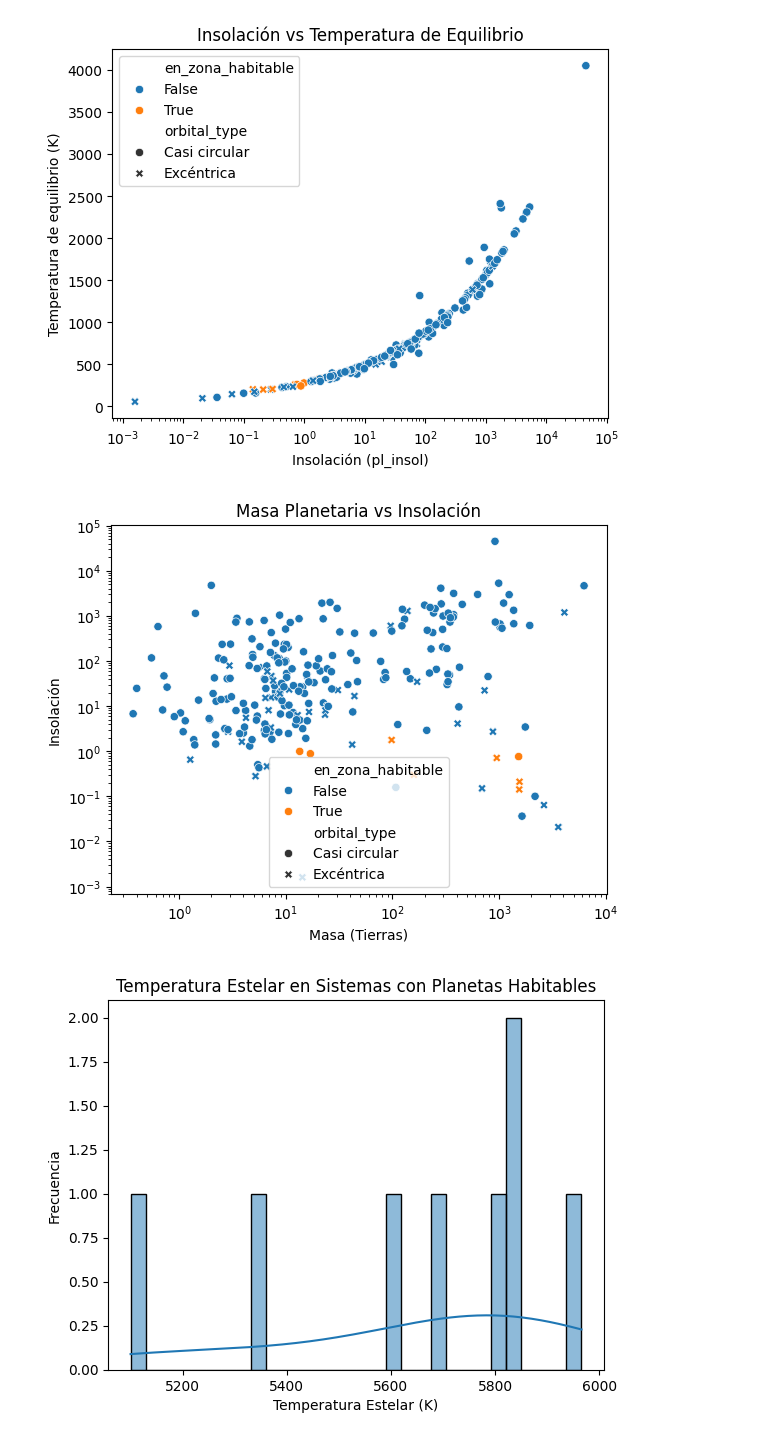
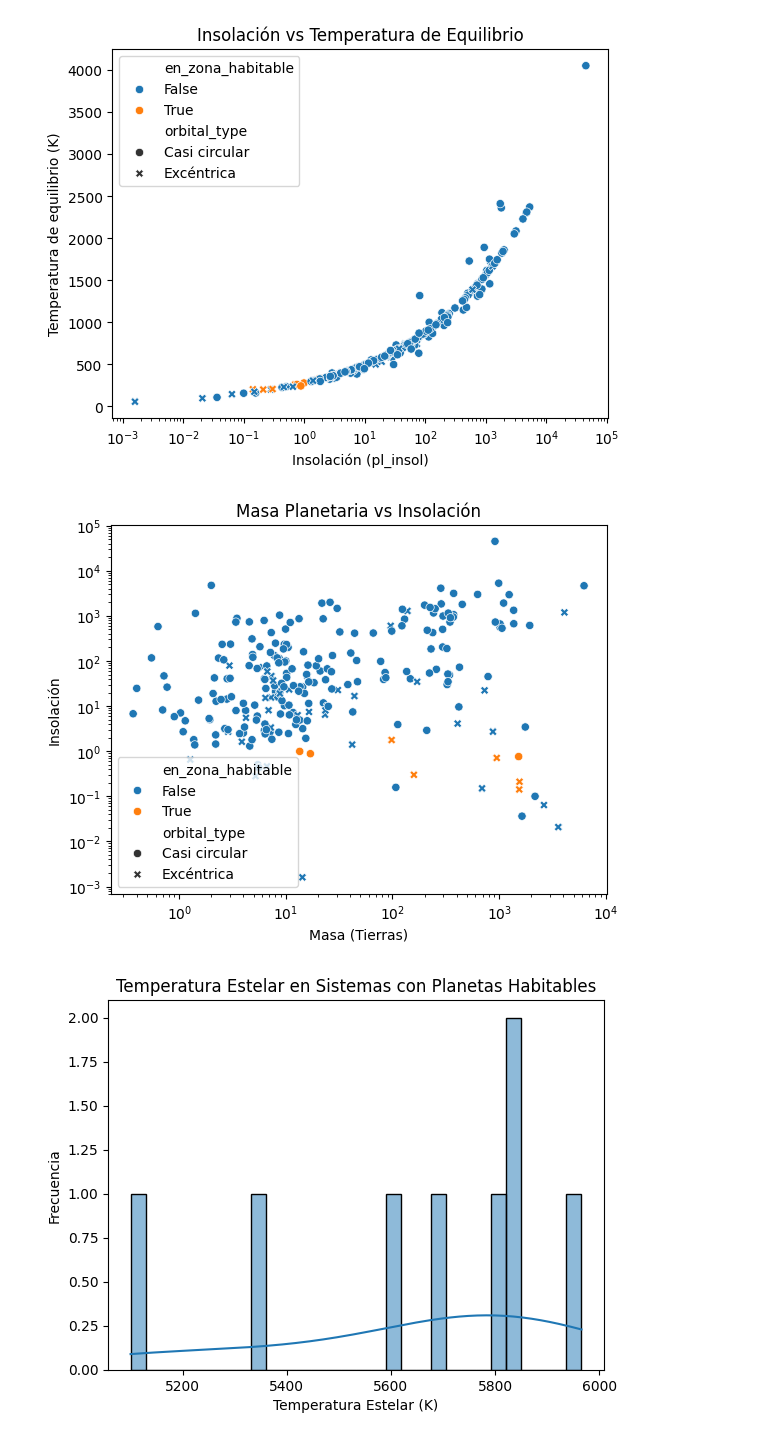
Before and after one commit to ana-macias/EDA-Astronomia, a Jupyter notebook: Notebooks/EDA.ipynb, the cells around one changed output. Cells and saved outputs as stored; diff of their text form; code cells hidden in the pictures.

```diff
--- a/Notebooks/EDA.ipynb
+++ b/Notebooks/EDA.ipynb
@@ -689,20 +700,21 @@ plt.xscale('log')  # escalar log si hay valores dispersos;
 # %%
 # Útil para ver qué tipos de planetas están en la zona habitable.
 
 sns.scatterplot(
     data=df_filtered,
     x='pl_bmasse',
     y='pl_insol',
     hue='en_zona_habitable',
     style='orbital_type'
 )
 plt.title("Masa Planetaria vs Insolación")
 plt.xlabel("Masa (Tierras)")
 plt.ylabel("Insolación")
 plt.xscale('log')
 plt.yscale('log')
+plt.legend(loc='lower left', frameon=True);
 # %% [output]
-[figure, old version]
+[figure, new version]
 # %%
 # Esto te puede mostrar si ciertas estrellas favorecen la habitabilidad.
 
```
Also changed, not shown: parts of 9 cells of this notebook, 7 other files.
